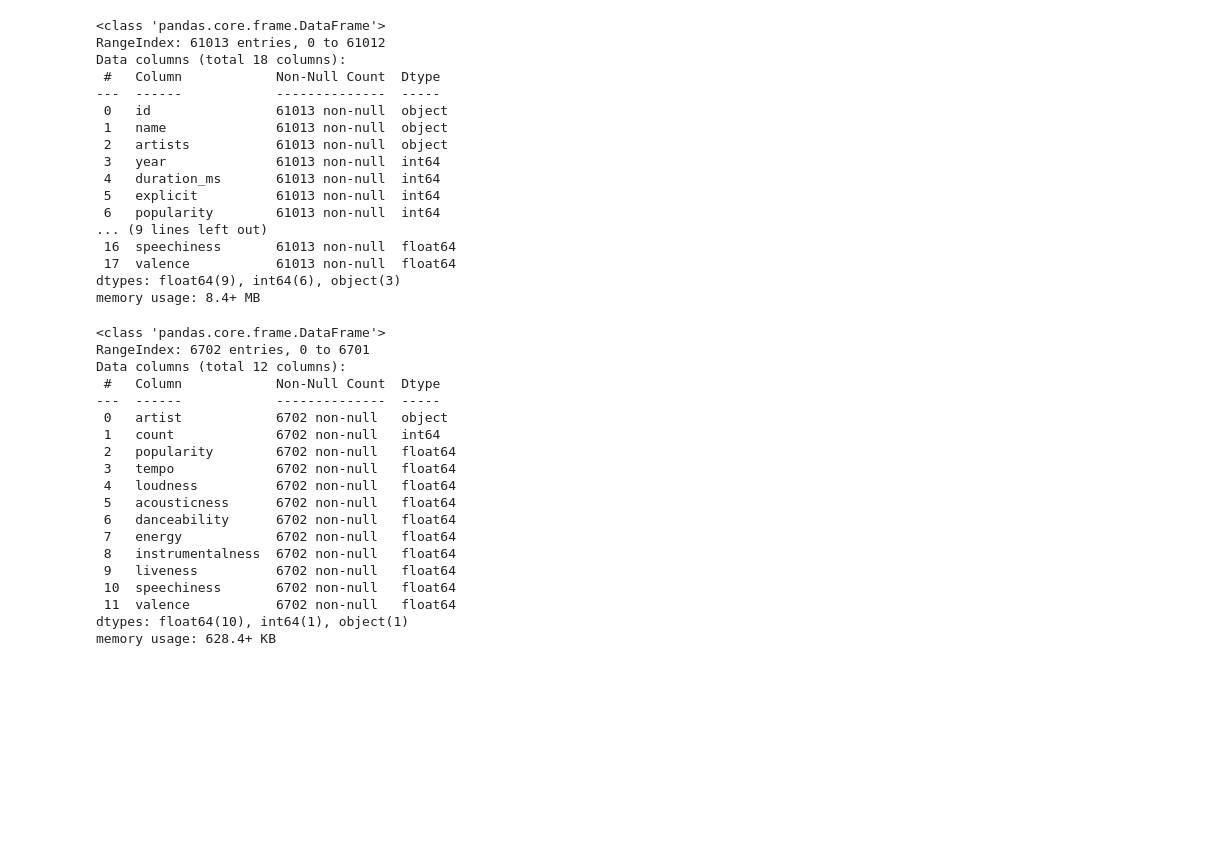
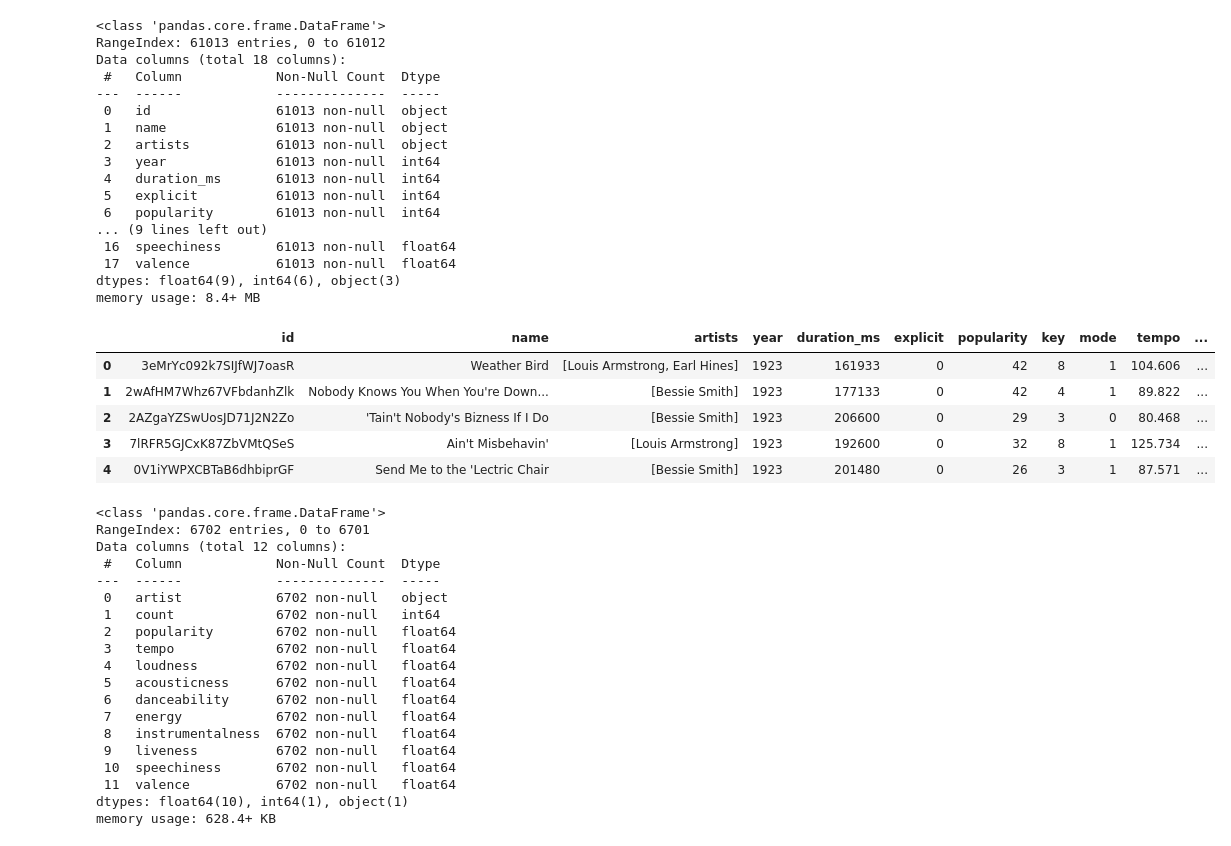
Before and after one commit to justinszaro/music-recommendations-machine-learning, a Jupyter notebook: music.ipynb, the cells around one changed output. Cells and saved outputs as stored; diff of their text form; code cells hidden in the pictures; blank space fills up the shorter version.

```diff
--- a/music.ipynb
+++ b/music.ipynb
@@ -255,6 +262,15 @@ Data columns (total 18 columns):
  17  valence           61013 non-null  float64
 dtypes: float64(9), int64(6), object(3)
 memory usage: 8.4+ MB
+# %%
+data.head()
+# %% [output]
+|  | id | name | artists | year | duration_ms | explicit | popularity | key | mode | tempo | ... |
+| 0 | 3eMrYc092k7SIJfWJ7oasR | Weather Bird | [Louis Armstrong, Earl Hines] | 1923 | 161933 | 0 | 42 | 8 | 1 | 104.606 | ... |
+| 1 | 2wAfHM7Whz67VFbdanhZlk | Nobody Knows You When You're Down... | [Bessie Smith] | 1923 | 177133 | 0 | 42 | 4 | 1 | 89.822 | ... |
+| 2 | 2AZgaYZSwUosJD71J2N2Zo | 'Tain't Nobody's Bizness If I Do | [Bessie Smith] | 1923 | 206600 | 0 | 29 | 3 | 0 | 80.468 | ... |
+| 3 | 7lRFR5GJCxK87ZbVMtQSeS | Ain't Misbehavin' | [Louis Armstrong] | 1923 | 192600 | 0 | 32 | 8 | 1 | 125.734 | ... |
+| 4 | 0V1iYWPXCBTaB6dhbiprGF | Send Me to the 'Lectric Chair | [Bessie Smith] | 1923 | 201480 | 0 | 26 | 3 | 1 | 87.571 | ... |
 # %%
 artists.info()
 # %% [output]
```
Also changed, not shown: parts of 20 cells of this notebook.
